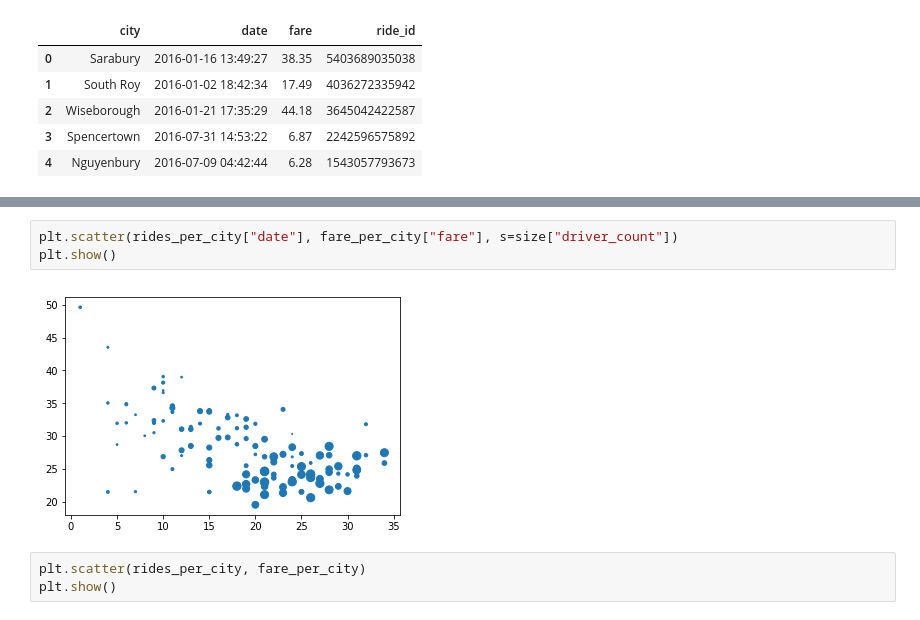
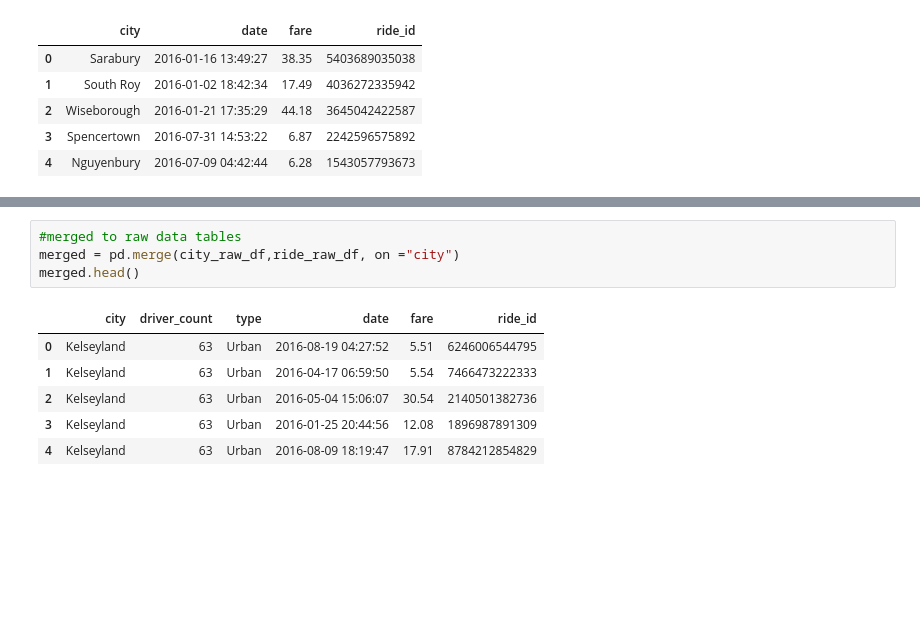
Before and after one commit to wendywalsh/Matplotlib_viz, a Jupyter notebook: Instructions/Pyber/Pyber_Walsh.ipynb, the cells around one changed output, grey strips where cells are left out. Drawn from its saved outputs; the diff is of its cells as text; blank space fills up the shorter version.

```diff
--- a/Instructions/Pyber/Pyber_Walsh.ipynb
+++ b/Instructions/Pyber/Pyber_Walsh.ipynb
@@ -135,8 +50,11 @@ suburban.head()
-# %%
-plt.scatter(rides_per_city["date"], fare_per_city["fare"], s=size["driver_count"])
-plt.show()
-# %% [output]
-[figure, removed]
-# %%
-plt.scatter(rides_per_city, fare_per_city)
-plt.show()
+# %%
+#merged to raw data tables
+merged = pd.merge(city_raw_df,ride_raw_df, on ="city")
+merged.head()
+# %% [output]
+|  | city | driver_count | type | date | fare | ride_id |
+| 0 | Kelseyland | 63 | Urban | 2016-08-19 04:27:52 | 5.51 | 6246006544795 |
+| 1 | Kelseyland | 63 | Urban | 2016-04-17 06:59:50 | 5.54 | 7466473222333 |
+| 2 | Kelseyland | 63 | Urban | 2016-05-04 15:06:07 | 30.54 | 2140501382736 |
+| 3 | Kelseyland | 63 | Urban | 2016-01-25 20:44:56 | 12.08 | 1896987891309 |
+| 4 | Kelseyland | 63 | Urban | 2016-08-09 18:19:47 | 17.91 | 8784212854829 |
```
Also changed, not shown: parts of 13 cells of this notebook.
